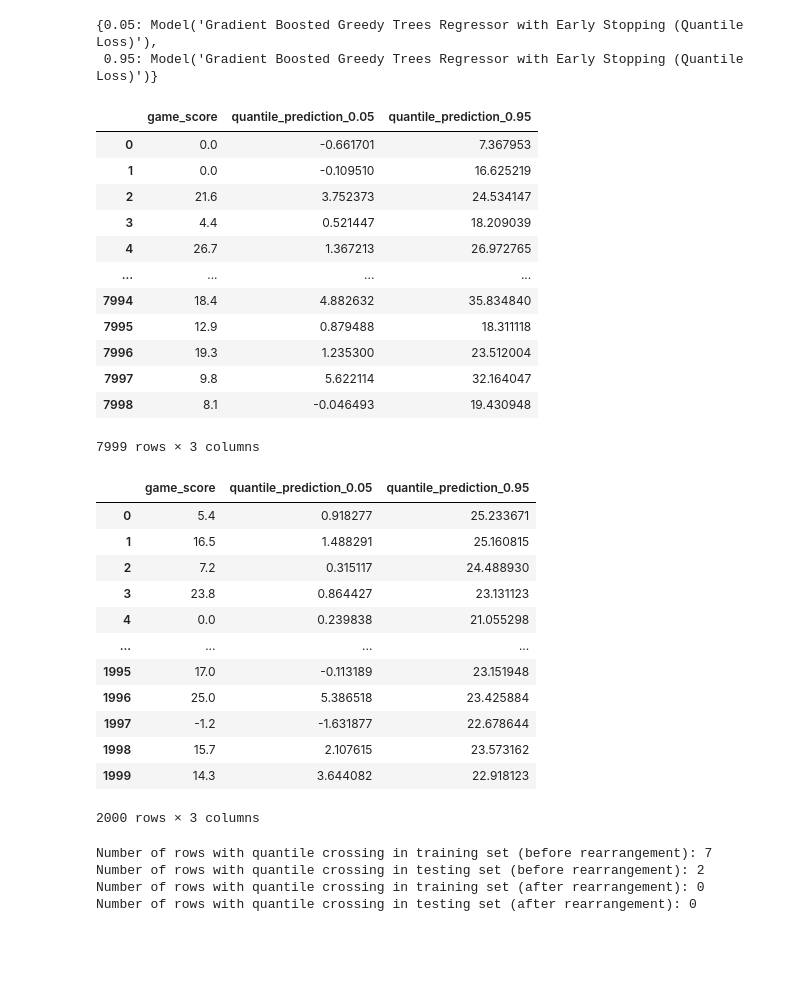
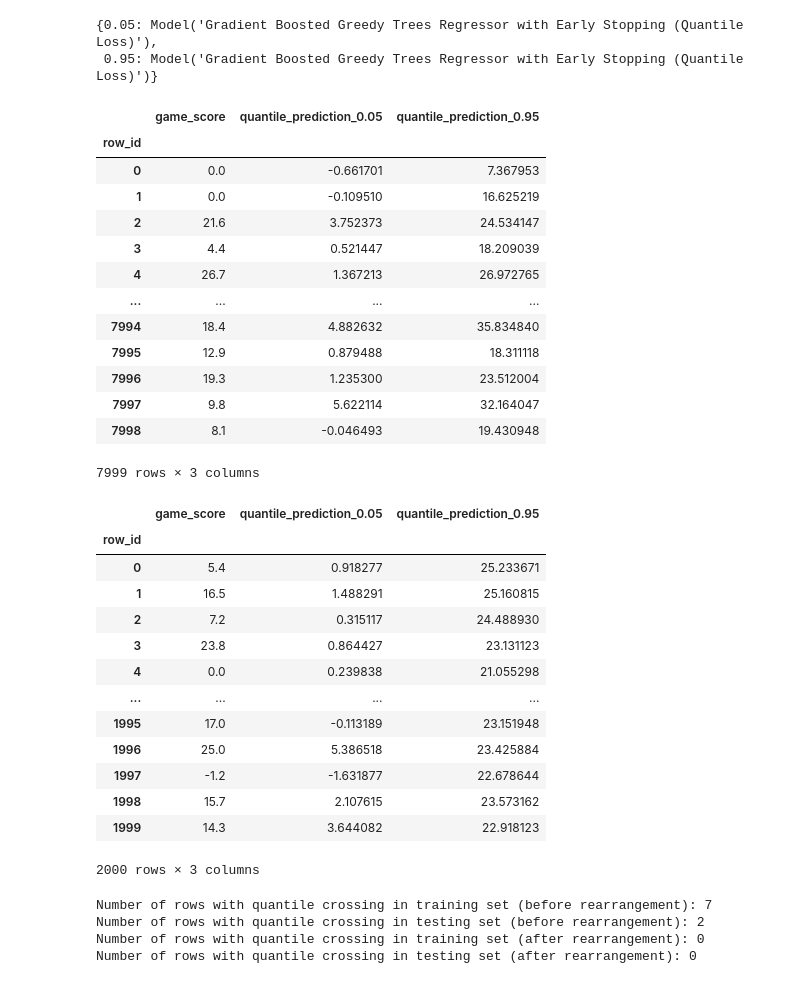
Before and after one commit to datarobot-community/ai-accelerators, a Jupyter notebook: advanced_ml_and_api_approaches/prediction_intervals_via_conformal_inference/prediction_intervals_via_conformal_inference.ipynb, the cells around one changed output. Cells and saved outputs as stored; diff of their text form; code cells hidden in the pictures; blank space fills up the shorter version.

```diff
--- a/advanced_ml_and_api_approaches/prediction_intervals_via_conformal_inference/prediction_intervals_via_conformal_inference.ipynb
+++ b/advanced_ml_and_api_approaches/prediction_intervals_via_conformal_inference/prediction_intervals_via_conformal_inference.ipynb
@@ -375,8 +378,10 @@ display(df_test[[target_column, "prediction"]])
 2000 rows × 2 columns
 # %%
 # Compute the residuals on the training data
-df_train["residuals"] = df_train[target_column] - df_train["prediction"]
-df_train["residuals"].hist()
+training_preds["residuals"] = (
+    training_preds[target_column] - training_preds["prediction"]
+)
+training_preds["residuals"].hist()
 # %% [output]
 <Axes: >
 [figure]
@@ -392,8 +397,8 @@ The first method you'll implement, regarded here as "absolute conformal," is as
 The resulting prediction intervals are guaranteed to be symmetric and the same width (since you're simply applying a scalar value across all rows). For more information regarding this approach, see [Section 2.3](https://www.diva-portal.org/smash/get/diva2:887891/FULLTEXT01.pdf).
 # %%
 # Compute the conformity scores
-df_train["abs_residuals"] = df_train["residuals"].abs()
-abs_residuals_q = df_train["abs_residuals"].quantile(COVERAGE_LEVEL)
+training_preds["abs_residuals"] = training_preds["residuals"].abs()
+abs_residuals_q = training_preds["abs_residuals"].quantile(COVERAGE_LEVEL)
 abs_residuals_q
 # %% [output]
 11.028431310477108
@@ -470,7 +475,7 @@ Although this approach is more involved, it addresses the disadvantage above by
 # %%
 # Starting project to predict absolute residuals
 project_abs_residuals = dr.Project.start(
-    sourcedata=df_train.drop(
+    sourcedata=training_preds.drop(
         columns=[
             target_column,
             "partition_id",
@@ -511,10 +533,13 @@ Model('RandomForest Regressor')
 # %%
 # Compute training predictions and join
-df_train = df_train.join(
+training_preds = training_preds.join(
     compute_training_predictions(
         model=best_model_abs_residuals, data_subset=dr.enums.DATA_SUBSET.ALL
     )
-    .rename(columns={"prediction": f"abs_residuals_prediction"})
     .set_index("row_id")
+    .rename(columns={"prediction": "abs_residuals_prediction"})
     .drop(columns=["partition_id"], axis=1)
 )
+
+# Check
+training_preds[[target_column, "prediction", "abs_residuals_prediction"]]
@@ -656,26 +718,27 @@ quantile_models
 # %%
 # Compute training predictions
 for q in quantile_models.keys():
 
-    df_train = df_train.join(
+    training_preds = training_preds.join(
         compute_training_predictions(
             model=quantile_models[q], data_subset=dr.enums.DATA_SUBSET.ALL
         )
         .rename(columns={"prediction": f"quantile_prediction_{q}"})
         .set_index("row_id")
         .drop(columns=["partition_id"], axis=1)
     )
 
 # Check
-df_train[
+training_preds[
     [
         target_column,
         f"quantile_prediction_{lower_coverage_q}",
         f"quantile_prediction_{upper_coverage_q}",
     ]
 ]
 # %% [output]
 |  | game_score | quantile_prediction_0.05 | quantile_prediction_0.95 |
+| row_id |  |  |  |
 | 0 | 0.0 | -0.661701 | 7.367953 |
 | 1 | 0.0 | -0.109510 | 16.625219 |
 | 2 | 21.6 | 3.752373 | 24.534147 |
@@ -700,7 +763,7 @@ for q in quantile_models.keys():
 # Joining the results
 for q in quantile_models.keys():
 
-    df_test = df_test.join(
+    testing_preds = testing_preds.join(
         quantile_models_test_predict[q]
         .get_result_when_complete(max_wait=60 * 60 * 24)
         .rename(columns={"prediction": f"quantile_prediction_{q}"})
@@ -708,7 +771,7 @@ for q in quantile_models.keys():
     )
 
 # Check
-df_test[
+testing_preds[
     [
         target_column,
         f"quantile_prediction_{lower_coverage_q}",
@@ -717,6 +780,7 @@ df_test[
 ]
 # %% [output]
 |  | game_score | quantile_prediction_0.05 | quantile_prediction_0.95 |
+| row_id |  |  |  |
 | 0 | 5.4 | 0.918277 | 25.233671 |
 | 1 | 16.5 | 1.488291 | 25.160815 |
 | 2 | 7.2 | 0.315117 | 24.488930 |
```
Also changed, not shown: parts of 20 cells of this notebook.
